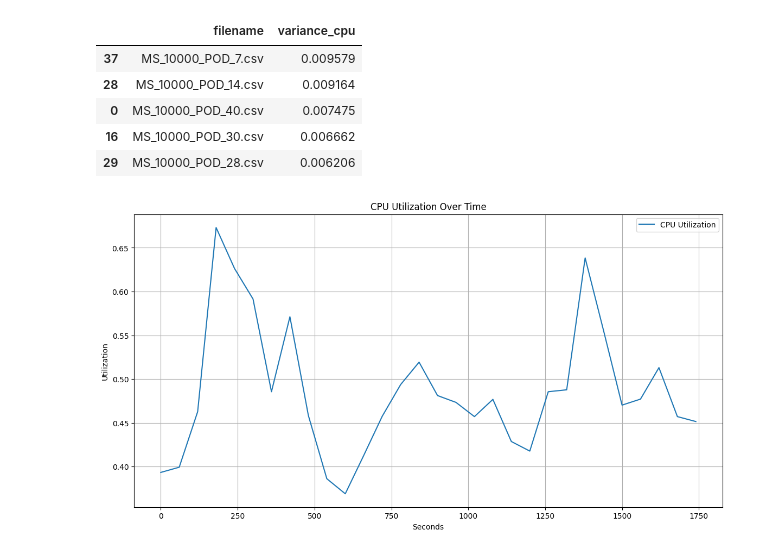
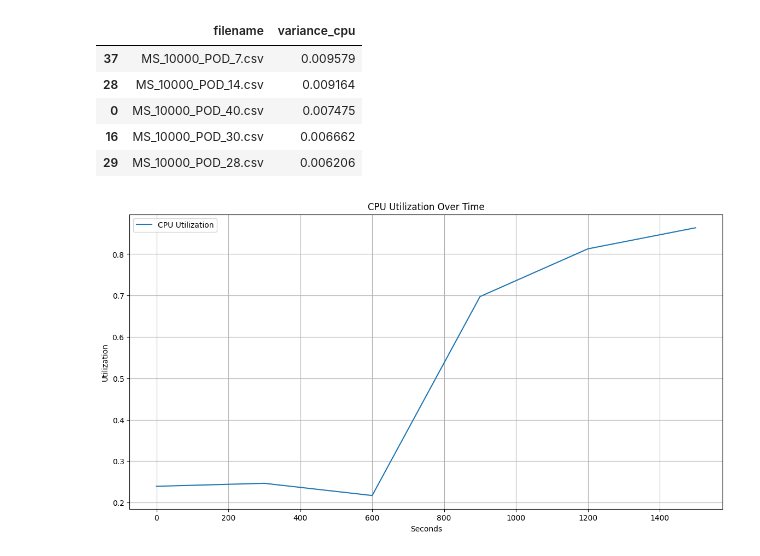
Before and after one commit to AiRanthem/clusterdata, a Jupyter notebook: cluster-trace-microservices-v2022/data-process.ipynb, the cells around one changed output. Saved outputs shown, nothing was run; the diff lists cells and outputs as text; code cells hidden in the pictures.

```diff
--- a/cluster-trace-microservices-v2022/data-process.ipynb
+++ b/cluster-trace-microservices-v2022/data-process.ipynb
@@ -68,6 +80,6 @@ def plot_cpu_memory_utilization(input_csv_path):
     plt.grid(True)
     plt.show()
 # %%
-plot_cpu_memory_utilization('data/processed/MS_10000_POD_40.csv')
+plot_cpu_memory_utilization('data/processed/MS_98_POD_5.csv')
 # %% [output]
-[figure, old version]
+[figure, new version]
```
Also changed, not shown: parts of 3 cells of this notebook, 1 other file.
